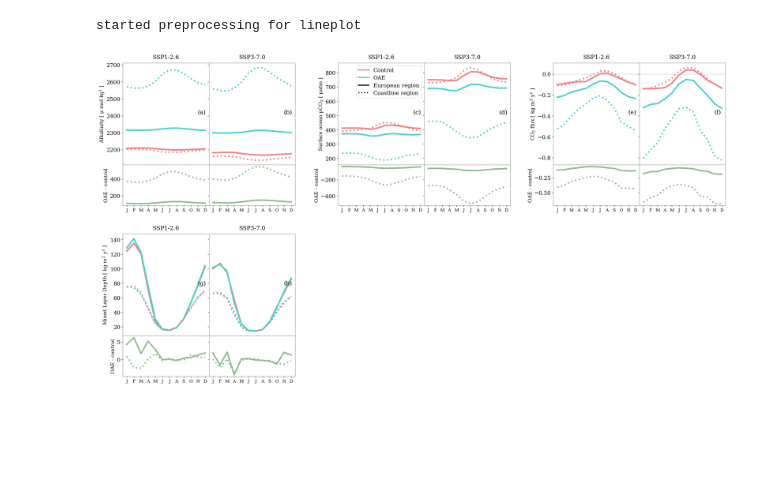
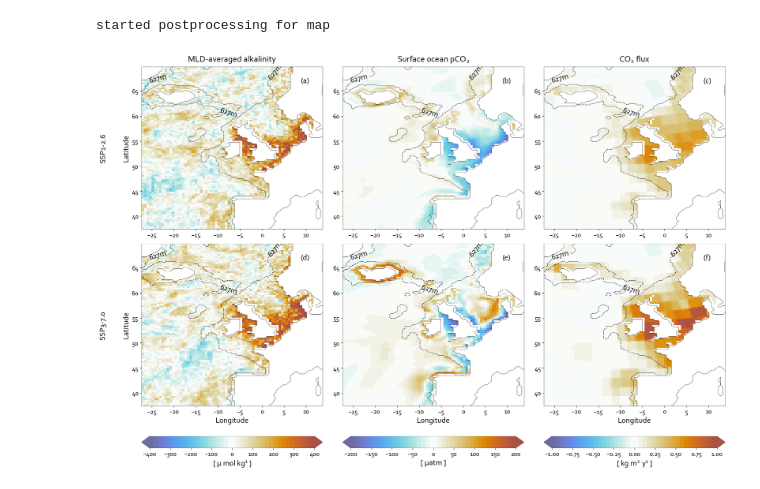
Before and after one commit to chiaraciscato/2026_ciscato_oae_seasonality, a Jupyter notebook: scripts/figure3,5,6.ipynb, the cells around one changed output. Drawn from its saved outputs; the diff is of its cells as text; code cells hidden in the pictures; blank space fills up the shorter version.

```diff
--- a/scripts/figure3,5,6.ipynb
+++ b/scripts/figure3,5,6.ipynb
@@ -37,19 +37,21 @@ def fig_plot_map(data, var, ax, vmin, vmax, oae_index, base_index):
 # %%
 # -----------------------------
 # figures = {'lineplot':3,'map':5,'scatter':6}
-figures = {'lineplot':3,'map':5}
-figures = {'lineplot':3}
+# figures = {'lineplot':3,'map':5}
+figures = {'map':5}
 # -----------------------------
+
+f=18
 
 # variable names
 vars = {
-            'ALK':     {'var_name': 'ALK',      'long': 'Alkalinity',                                                    'unit': r'μ mol $\mathregular{kg^{1}}$',      'value':400, 'df_unit':'μmol $\mathregular{kg^{1}}$',    'df_name' : 'Alkalinity'},
+            'ALK':     {'var_name': 'ALK',      'long': 'MLD-averaged alkalinity',                                                    'unit': r'μ mol $\mathregular{kg^{1}}$',      'value':400, 'df_unit':'μmol $\mathregular{kg^{1}}$',    'df_name' : 'Alkalinity'},
             'fco2':    {'var_name': 'fco2',     'long': 'Surface ocean p$\mathregular{CO_{2}}$',                         'unit': r'μatm',                               'value':200, 'df_unit':'μatm',         'df_name' : 'Surface ocean p$\mathregular{CO_{2}}$'},
             'co2flux': {'var_name': 'co2flux',  'long': '$\mathregular{CO_{2}}$ flux',           'conv_term':'31536000', 'unit': r'kg $\mathregular{m^{2} \ y^{1}}$', 'value':1,   'df_unit':'kg $\mathregular{m^{2} \ y^{1}}$', 'df_name' : 'Air-sea $\mathregular{CO_{2}}$ flux'},
 
             # 'ph':      {'var_name': 'ph',       'long': 'pH',                                                            'unit': '-',                                   'value':.05, 'df_unit':r'μmol $\mathregular{kg^{1}}$',    'df_name' : 'pH'},
             # 'DIC':     {'var_name': 'DIC',      'long': 'DIC',                                                           'unit': r'μ mol $\mathregular{kg^{1}}$',      'value':400, 'df_unit':'units',        'df_name' : 'Dissolved Inorganic Carbon'},
-            'somxl010':{'var_name': 'somxl010', 'long': 'Mixed Layer Depth',                                             'unit': r'kg $\mathregular{m^{2} \ y^{1}}$', 'value':1,   'df_unit':'m',            'df_name' : 'Mixed layer depth'},
+            # 'somxl010':{'var_name': 'somxl010', 'long': 'Mixed Layer Depth',                                             'unit': r'kg $\mathregular{m^{2} \ y^{1}}$', 'value':1,   'df_unit':'m',            'df_name' : 'Mixed layer depth'},
 }
 
 mlds = {
@@ -61,7 +63,7 @@ runs = {'baseline' : 'Control', 'oae' : 'OAE'}
 
 for fig, n in figures.items():
 
-    print(f'started preprocessing for {fig}')
+    print(f'started postprocessing for {fig}')
 
     mesh_mask = xr.open_dataset(data_path+'mesh_mask.nc')
     polygon_boundaries = polygon_mask(mesh_mask)
@@ -224,19 +226,19 @@ for fig, n in figures.items():
                 plot_main(ax_top, scen, var)
                 plot_delta(ax_bot, scen, var)
 
-                ax_top.set_title(list(scenarios.values())[col], fontsize=16, y=1.02)
+                ax_top.set_title(list(scenarios.values())[col], fontsize=f, y=1)
 
                 row_axes.extend([ax_top, ax_bot])
 
-            row_axes[0].set_ylabel(f"{long} [ {unit} ]", fontsize=14)
-            row_axes[1].set_ylabel("OAE - control", fontsize=14)
+            row_axes[0].set_ylabel(f"{long} [ {unit} ]", fontsize=f)
+            row_axes[1].set_ylabel("OAE - control", fontsize=f)
 
             axes.extend(row_axes)
 
         # Styling
         for ax in axes:
             month_x_labels(ax)
-            ax.tick_params(axis='both', which='major')
+            ax.tick_params(axis='both', which='major', labelsize=f)
             fineline(ax, 0.4)
 
         # Legend once
@@ -254,15 +256,16 @@ for fig, n in figures.items():
             ax.text(
                 0.87, 0.5,
                 f"({string.ascii_lowercase[n]})",
-                transform=ax.transAxes,fontsize=16
+                transform=ax.transAxes,fontsize=f
             )
+        plt.savefig(f'/Users/chiaraciscato/Desktop/GEOMAR/2025_ciscato_oae_seasonality/out/figure3.png')
 
 
     # MAP
 
     elif fig == 'map':
 
-        fig, axes = plt.subplots(2,3, figsize=(28, 21))
+        fig, axes = plt.subplots(2,3, figsize=(24, 18))
         plt.subplots_adjust(wspace=0.11, hspace=0.09)
         plt.rcParams['axes.linewidth'] = .2
 
@@ -288,38 +291,41 @@ for fig, n in figures.items():
                 )
 
                 ax.set_title(
-                    f"{vars[var]['long']} [ {vars[var]['unit']} ]",
+                    f"{vars[var]['long']}",
                     pad=12
                 )
                 if row == 1:
                     ax.set_title('')
-                    ax.set_xlabel('Longitude')
+                    ax.set_xlabel('Longitude', fontsize=f)
 
-                    fig.colorbar(
+                    cb = fig.colorbar(
                         im,
                         ax=axes[:,col],
                         orientation='horizontal',
-                        pad=0.05,
+                        pad=0.07,
                         extend='both',
                         aspect=14
                     )
 
+                    cb.ax.set_xlabel(f"[ {vars[var]['unit']} ]", fontsize=f)
+
                 if col == 0 :
-                    ax.set_ylabel('Latitude')
-                    ax.text(-37,50.5, f'{list(scenarios.values())[row]}', rotation=90, fontsize=22)
+                    ax.set_ylabel('Latitude', fontsize=f)
+                    ax.text(-37,51, f'{list(scenarios.values())[row]}', rotation=90, fontsize=f)
 
         axes = axes.flatten()
         for ax in axes:
             ax.contour(lon, lat, d['ALK'].isel(deptht=0,time_counter=0), levels=[3], colors='black', linewidths=.5)
             cs = ax.contour(lon, lat, mesh_sliced.fillna(0).isel(t=0,z=20), levels=[0.4599365], colors='black', linewidths=.8, linestyles='--')
-            ax.clabel(cs, fmt=lambda x: '627m', inline=True, fontsize=15)
+            ax.clabel(cs, fmt=lambda x: '627m', inline=True, fontsize=f)
             fineline(ax, 0.4)
 
         for n, ax in enumerate(axes):
             ax.text(0.88, 0.9, f'({string.ascii_lowercase[n]})',
-                    transform=ax.transAxes, color='black', fontsize=18)
+                    transform=ax.transAxes, color='black', fontsize=f)
 
         pass
+        plt.savefig(f'/Users/chiaraciscato/Desktop/GEOMAR/2025_ciscato_oae_seasonality/out/figure5.png')
 
     elif fig == 'scatter':
 
@@ -354,40 +360,37 @@ for fig, n in figures.items():
                 data[scen]['fco2']['oae'] = (data[scen]['fco2']['oae'].groupby('time_counter.year').max(dim='time_counter'))-(data[scen]['fco2']['oae'].groupby('time_counter.year').min(dim='time_counter')).mean('year')
                 data[scen]['fco2']['baseline'] = (data[scen]['fco2']['baseline'].groupby('time_counter.year').max(dim='time_counter'))-(data[scen]['fco2']['baseline'].groupby('time_counter.year').min(dim='time_counter')).mean('year')
 
                 fco2 = data[scen]['fco2']['oae'] - data[scen]['fco2']['baseline']
                 fco2_40_45, fco2_45_50, fco2_50_55, fco2_55_60, fco2_60_65 = scatter(fco2, 'fco2')
 
                 markers = ['o','x','v','s','p']
 
                 for ax, alk, fco2, marker in zip(axes, (alk_40_45, alk_45_50, alk_50_55, alk_55_60, alk_60_65),
                                              (fco2_40_45, fco2_45_50, fco2_50_55, fco2_55_60, fco2_60_65),
                                              markers):
 
                     x = fco2['fco2'].values.flatten()
                     y = alk['ALK'].values.flatten()
                     im = ax.scatter(x, y, marker=marker, color=c, s=40)
 
-                    ax.set_xlabel(f"{vars['ALK']['long']} [ {vars['ALK']['unit']} ]", fontsize=14)
-                    ax.set_ylabel(f"{vars['fco2']['long']} [ {vars['fco2']['unit']} ]", fontsize=14)
+                    ax.set_xlabel(f"{vars['ALK']['long']} [ {vars['ALK']['unit']} ]", fontsize=f)
+                    ax.set_ylabel(f"{vars['fco2']['long']} [ {vars['fco2']['unit']} ]", fontsize=f)
                     ax.set_xlim(-250,250)
                     ax.set_ylim(-750,1250)
 
                     fineline(ax,0.4)
 
             legend_elements = [
                         Line2D([0], [0], marker='o', color='w', markerfacecolor='black', label=f'> {lat_n}{degree}', markersize=12),
                         Line2D([0], [0], marker='X', color='w', markerfacecolor='black', label=f'< {lat_n}{degree}', markersize=12),
                         Line2D([0], [0], color='peru', label='SSP1-2.6'),
                         Line2D([0], [0], color='cornflowerblue', label='SSP3-7.0'),
                     ]
-            plt.savefig(f'/Users/chiaraciscato/Desktop/GEOMAR/2025_ciscato_oae_seasonality/out/correlation{n}.png')
             # ax.set_title(title)
             # ax.legend(handles=legend_elements)
-
-    plt.savefig(f'/Users/chiaraciscato/Desktop/GEOMAR/2025_ciscato_oae_seasonality/out/figure{n}.png')
 # %% [output]
-started preprocessing for lineplot
+started postprocessing for map
-[figure, old version]
+[figure, new version]
 # %%
 # SUMMARY TABLE
 
```
Also changed, not shown: 13 other files.
